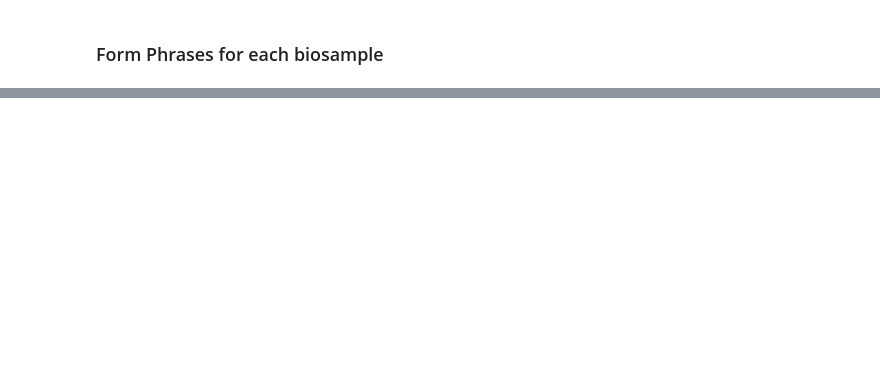
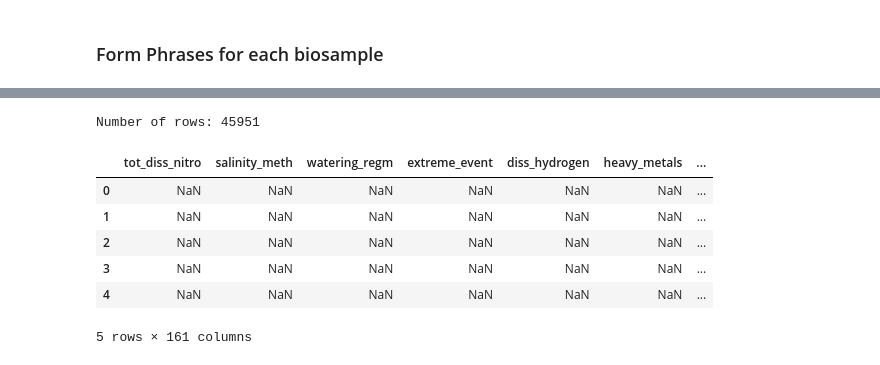
Before and after one commit to INCATools/biosample-analysis, a Jupyter notebook: src/notebooks/OGER-PostprocessingSandbox.ipynb, the cells around one changed output, grey strips where cells are left out. Saved outputs shown, nothing was run; the diff lists cells and outputs as text; code cells hidden in the pictures; blank space fills up the shorter version.

```diff
--- a/src/notebooks/OGER-PostprocessingSandbox.ipynb
+++ b/src/notebooks/OGER-PostprocessingSandbox.ipynb
@@ -111,19 +159,19 @@ def phrasify(dataFrame, columnNames):
 
         # Filter: Consider ONLY 3 or more DISTINCT terms AND if an RO CURIE is present
 
-        if len(tmpDF) > 2 \
-        and len(tmpDF.TokenizedTerm.unique()) > 2 \
-        and tmpDF.CURIE.str.contains('RO').any():
+        #if len(tmpDF) > 2 \
+        #and len(tmpDF.TokenizedTerm.unique()) > 2 \
+        #and tmpDF.CURIE.str.contains('RO').any():
 
-            tmpDF.sort_values(by=['BeginTerm'], inplace=True)
+        tmpDF.sort_values(by=['BeginTerm'], inplace=True)
 
-            for row in tmpDF.iterrows():
-                bpList.append(row[1].BeginTerm)
-                phrase1.append(row[1].TokenizedTerm)
-                phrase2.append(row[1].PreferredTerm)
-                curie.append(row[1].CURIE)
+        for row in tmpDF.iterrows():
+            bpList.append(row[1].BeginTerm)
+            phrase1.append(row[1].TokenizedTerm)
+            phrase2.append(row[1].PreferredTerm)
+            curie.append(row[1].CURIE)
 
-            returnDF = returnDF.append(pd.DataFrame([[i, bpList, phrase1, phrase2, curie]], columns=columnNames))
+        returnDF = returnDF.append(pd.DataFrame([[i, bpList, phrase1, phrase2, curie]], columns=columnNames))
 
         if count % 1000 == 0:
             print('Number of relevant rows: '+ str(len(returnDF))+ ' - '+ datetime.now().strftime("%d/%m/%Y %H:%M:%S"))
@@ -140,7 +188,7 @@ Wall time: 6.91 µs
 %%time
 
 pCols = ['BiosampleId', 'BeginPosList', 'Phrase', 'StdPhrase', 'CURIE']
-phraseDF = phrasify(envoPato,pCols)
+phraseDF = phrasify(nhOgerOutput,pCols)
 print('*****Number of rows: '+ str(len(phraseDF)) + ' ********')
 phraseDF.head()
 # %% [output]
@@ -150,0 +204,4 @@ Number of relevant rows: 761 - 23/10/2020 17:48:42
+# %%
+# Add 'BIOSAMPLE:' to the id
+phraseDF.BiosampleId = 'BIOSAMPLE:' + phraseDF.BiosampleId
+phraseDF.head()
@@ -151,4 +215,15 @@ Number of relevant rows: 761 - 23/10/2020 17:48:42
 # %%
-result = ogerInput.merge(phraseDF, how='inner', on='BiosampleId')
+#result = ogerInput.merge(phraseDF, how='inner', on='BiosampleId')
+result = nonHumanDF.merge(phraseDF, how='left', left_on='id', right_on='BiosampleId')
+print('Number of rows: '+ str(len(result)))
 result.head()
+# %% [output]
+Number of rows: 45951
+|  | tot_diss_nitro | salinity_meth | watering_regm | extreme_event | diss_hydrogen | heavy_metals | ... |
+| 0 | NaN | NaN | NaN | NaN | NaN | NaN | ... |
+| 1 | NaN | NaN | NaN | NaN | NaN | NaN | ... |
+| 2 | NaN | NaN | NaN | NaN | NaN | NaN | ... |
+| 3 | NaN | NaN | NaN | NaN | NaN | NaN | ... |
+| 4 | NaN | NaN | NaN | NaN | NaN | NaN | ... |
+5 rows × 161 columns
 # %%
```
Also changed, not shown: parts of 12 cells of this notebook.
